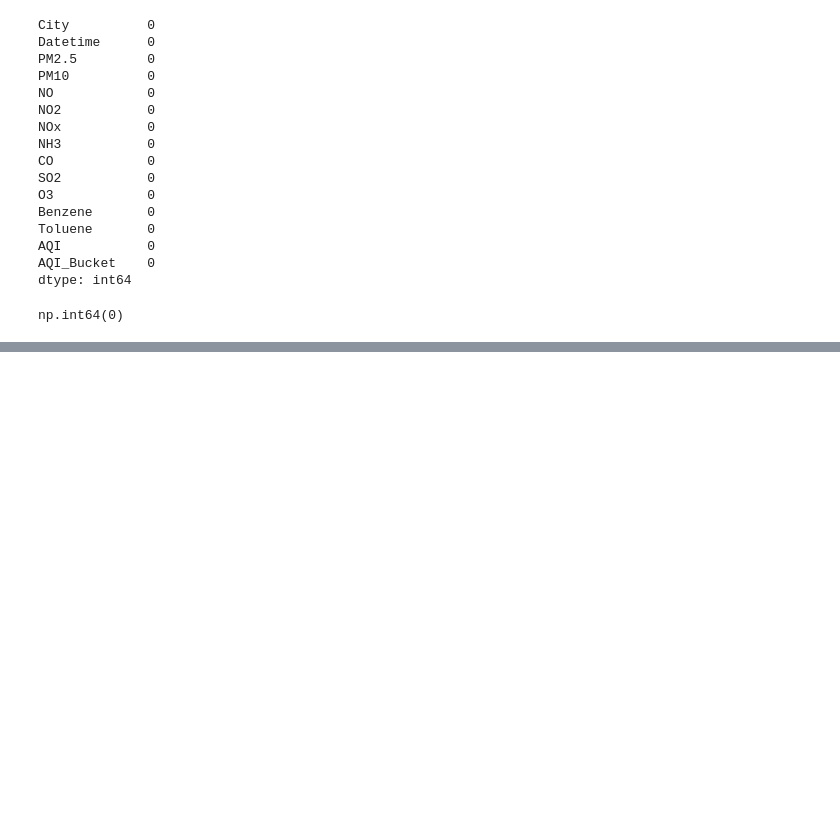
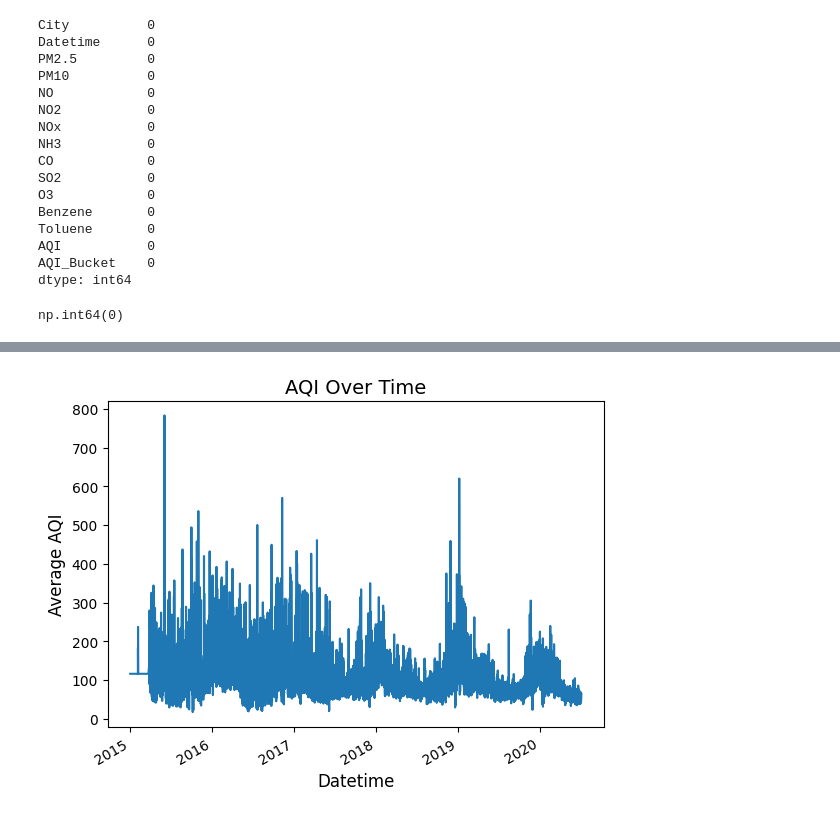
Before and after one commit to JnD001/Air-Quality-Index-Analysis, a Jupyter notebook: Air-Quality-Index.ipynb, the cells around one changed output, grey strips where cells are left out. Saved outputs shown, nothing was run; the diff lists cells and outputs as text; code cells hidden in the pictures; blank space fills up the shorter version.

```diff
--- a/Air-Quality-Index.ipynb
+++ b/Air-Quality-Index.ipynb
@@ -300,0 +287,34 @@ data_cleaned.describe()
+# %%
+# Select numeric columns
+numeric_columns = ['PM2.5', 'PM10', 'NO', 'NO2', 'NOx', 'NH3', 'CO', 'SO2', 'O3', 'Benzene', 'Toluene']
+
+# Iteratively remove outliers
+while True:
+    outlier_mask = pd.Series(False, index=data_cleaned.index)  # Reset mask
+    for col in numeric_columns:
+        Q1, Q3 = data_cleaned[col].quantile([0.25, 0.75])  # Calculate Q1 and Q3
+        IQR = Q3 - Q1
+        lower_bound, upper_bound = Q1 - 1.5 * IQR, Q3 + 1.5 * IQR
+        outlier_mask |= (data_cleaned[col] < lower_bound) | (data_cleaned[col] > upper_bound)
+
+    total_outliers = outlier_mask.sum()
+    if total_outliers == 0:  # Stop when no more outliers
+        break
+    data_cleaned = data_cleaned[~outlier_mask]
+
+# Report final outliers
+final_outliers = 0
+for col in numeric_columns:
+    Q1, Q3 = data_cleaned[col].quantile([0.25, 0.75])
+    IQR = Q3 - Q1
+    lower_bound, upper_bound = Q1 - 1.5 * IQR, Q3 + 1.5 * IQR
+    num_outliers = ((data_cleaned[col] < lower_bound) | (data_cleaned[col] > upper_bound)).sum()
+    print(f"Column: {col}")
+    print(f"Number of Outliers: {num_outliers}")
+    final_outliers += num_outliers
+
+# Final summary
+if final_outliers == 0:
+    print("No outliers detected in the cleaned dataset.")
+else:
+    print(f"Total Outliers Remaining: {final_outliers}")
@@ -300,0 +404,8 @@ data_cleaned.describe()
+# %%
+data_cleaned.groupby('datetime')['aqi'].mean().plot()
+plt.title('AQI Over Time', fontsize=14)
+plt.xlabel('Datetime', fontsize=12)
+plt.ylabel('Average AQI', fontsize=12)
+plt.show()
+# %% [output]
+[figure, added]
```
Also changed, not shown: parts of 15 cells of this notebook.
